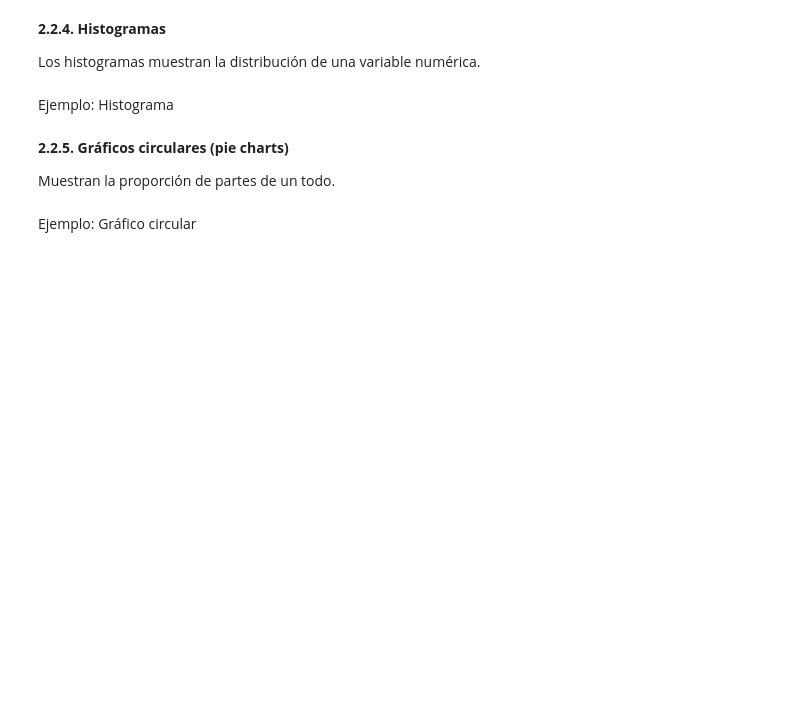
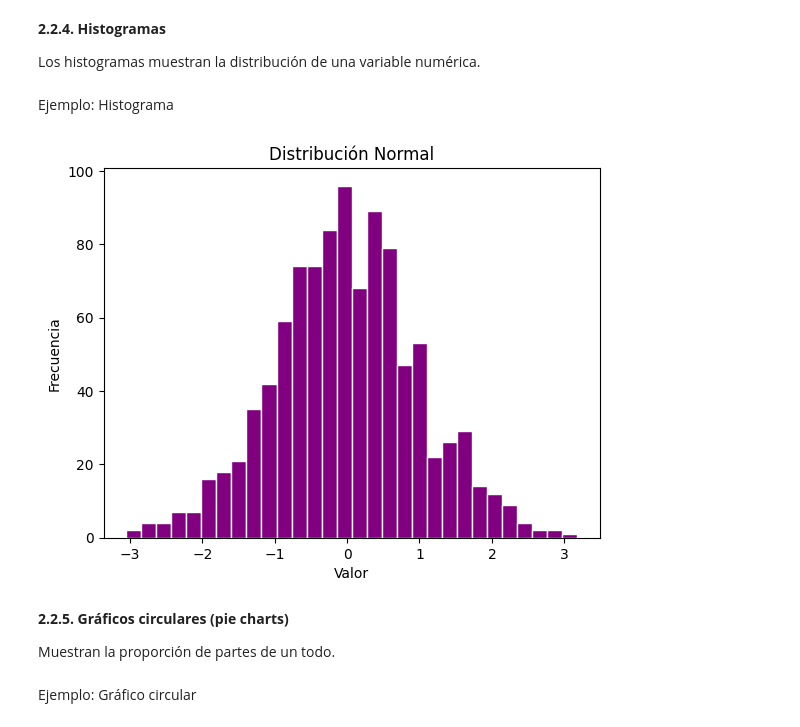
Before and after one commit to JPalaciosCh/ciclo_1_Programacion_101, a Jupyter notebook: 08_visualizacion_de_datos_con_matplotlib_y_seaborn.ipynb, the cells around one changed output. Cells and saved outputs as stored; diff of their text form; code cells hidden in the pictures; blank space fills up the shorter version.

```diff
--- a/08_visualizacion_de_datos_con_matplotlib_y_seaborn.ipynb
+++ b/08_visualizacion_de_datos_con_matplotlib_y_seaborn.ipynb
@@ -165,13 +179,16 @@ Ejemplo: Histograma
 # %%
 # Datos
 data = np.random.normal(0, 1, 1000)
 
 # Crear histograma
-plt.hist(data, bins=30, color='purple', edgecolor='black')
+plt.hist(data, bins=30, color='purple', edgecolor='white') #edge color es el borde
 plt.title('Distribución Normal')
 plt.xlabel('Valor')
 plt.ylabel('Frecuencia')
+plt.grid(False)
 plt.show()
+# %% [output]
+[figure, added]
 # %% [markdown]
 **2.2.5. Gráficos circulares (pie charts)**
 
```
Also changed, not shown: parts of 36 cells of this notebook.
